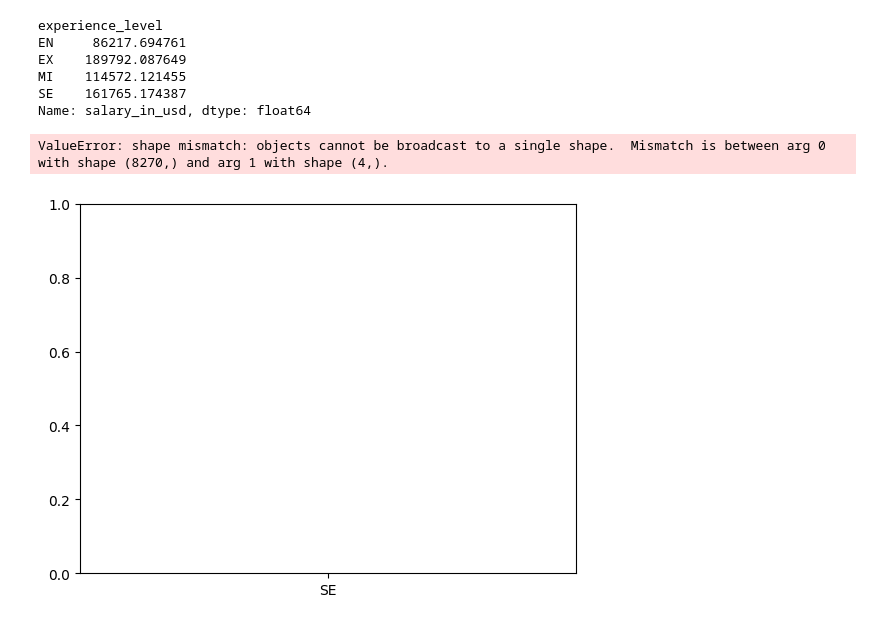
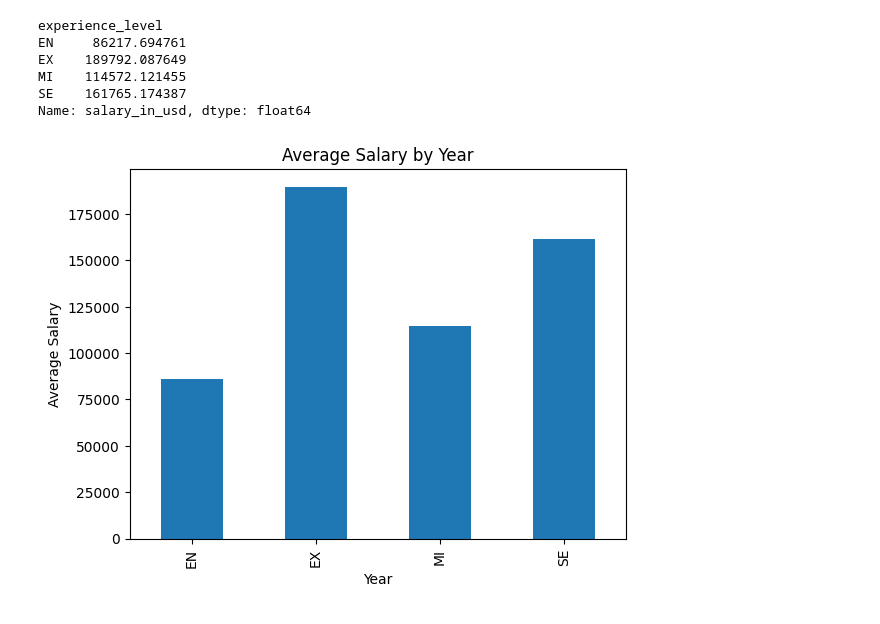
Before and after one commit to thundich/Project-1, a Jupyter notebook: Salaryexperiencefile.ipynb, the cells around one changed output. Cells and saved outputs as stored; diff of their text form; code cells hidden in the pictures.

```diff
--- a/Salaryexperiencefile.ipynb
+++ b/Salaryexperiencefile.ipynb
@@ -76,8 +69,8 @@ EX    189792.087649
 MI    114572.121455
 SE    161765.174387
 Name: salary_in_usd, dtype: float64
-# %%
-plt.bar(Salary_Data_df["experience_level"],Salary_by_level_average, color ="blue")
-# %% [output]
-ValueError: shape mismatch: objects cannot be broadcast to a single shape.  Mismatch is between arg 0 with shape (8270,) and arg 1 with shape (4,).
-[figure, removed]
+# %%
+Salary_by_level_average.plot.bar(title="Average Salary by Year", xlabel="Year", ylabel="Average Salary")
+plt.show()
+# %% [output]
+[figure, added]
```
Also changed, not shown: parts of 5 cells of this notebook.
